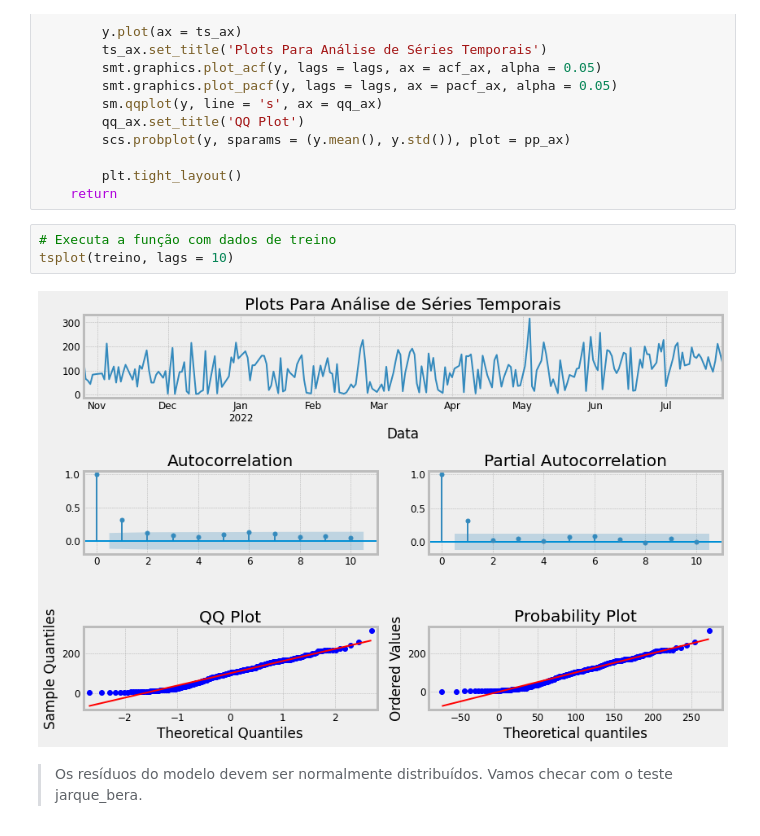
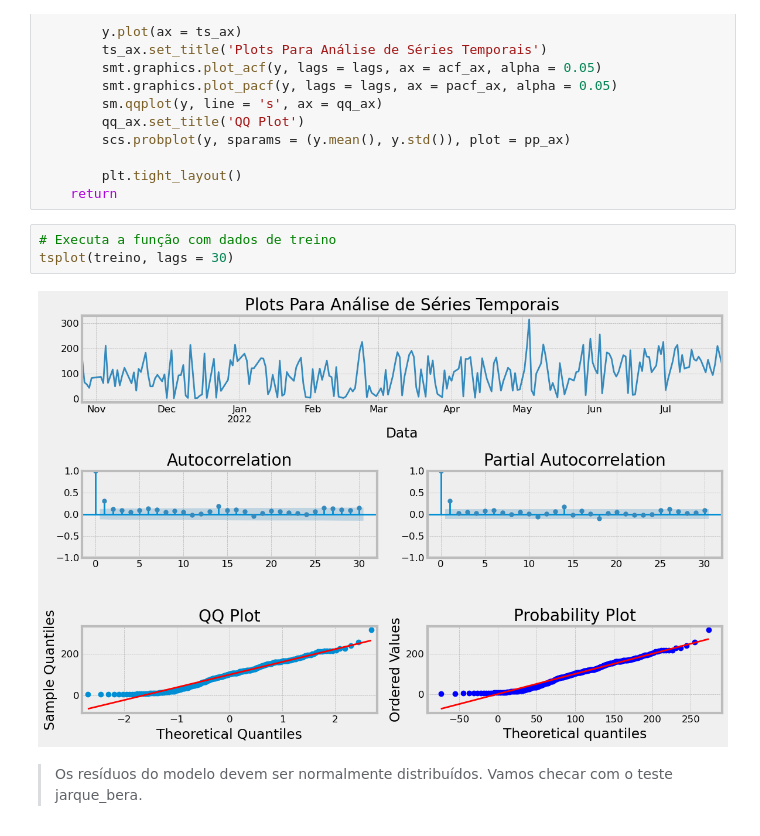
Before and after one commit to gutpassos/PipaFinder, a Jupyter notebook: PipaMainframe/Modelo_15_PipaMainframe.ipynb, the cells around one changed output. Cells and saved outputs as stored; diff of their text form.

```diff
--- a/PipaMainframe/Modelo_15_PipaMainframe.ipynb
+++ b/PipaMainframe/Modelo_15_PipaMainframe.ipynb
@@ -294,9 +330,9 @@ def tsplot(y, lags = None, figsize = (12, 8), style = 'bmh'):
     return
 # %%
 # Executa a função com dados de treino
-tsplot(treino, lags = 10)
+tsplot(treino, lags = 30)
 # %% [output]
-[figure, old version]
+[figure, new version]
 # %% [markdown]
 > Os resíduos do modelo devem ser normalmente distribuídos. Vamos checar com o teste jarque_bera.
 # %%
```
Also changed, not shown: parts of 30 cells of this notebook, 15 other files.
